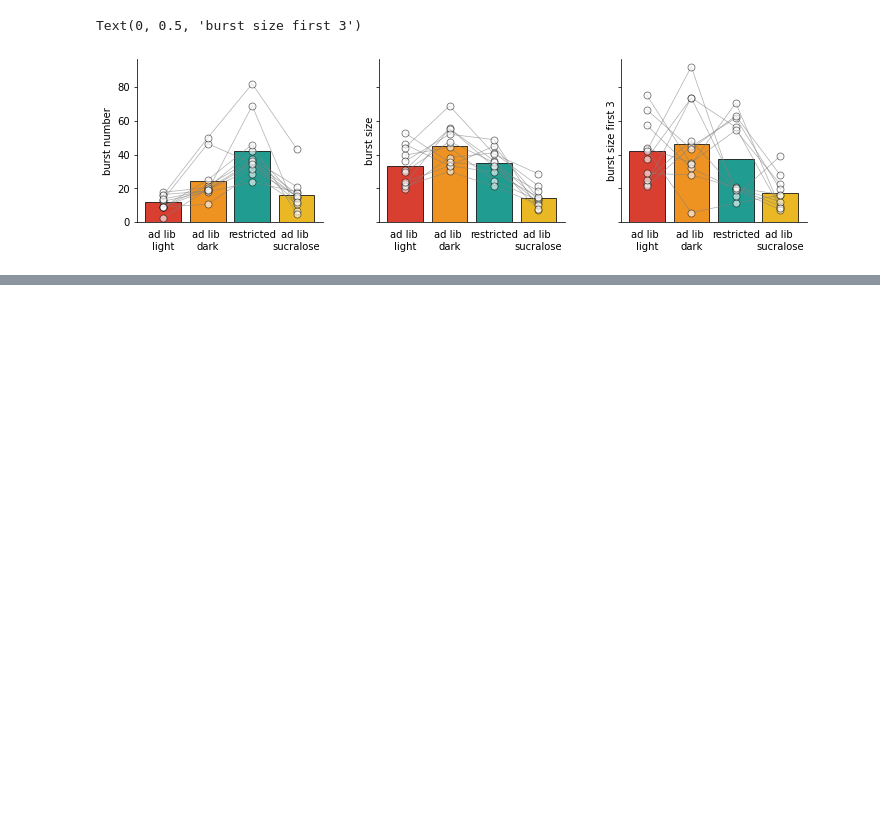
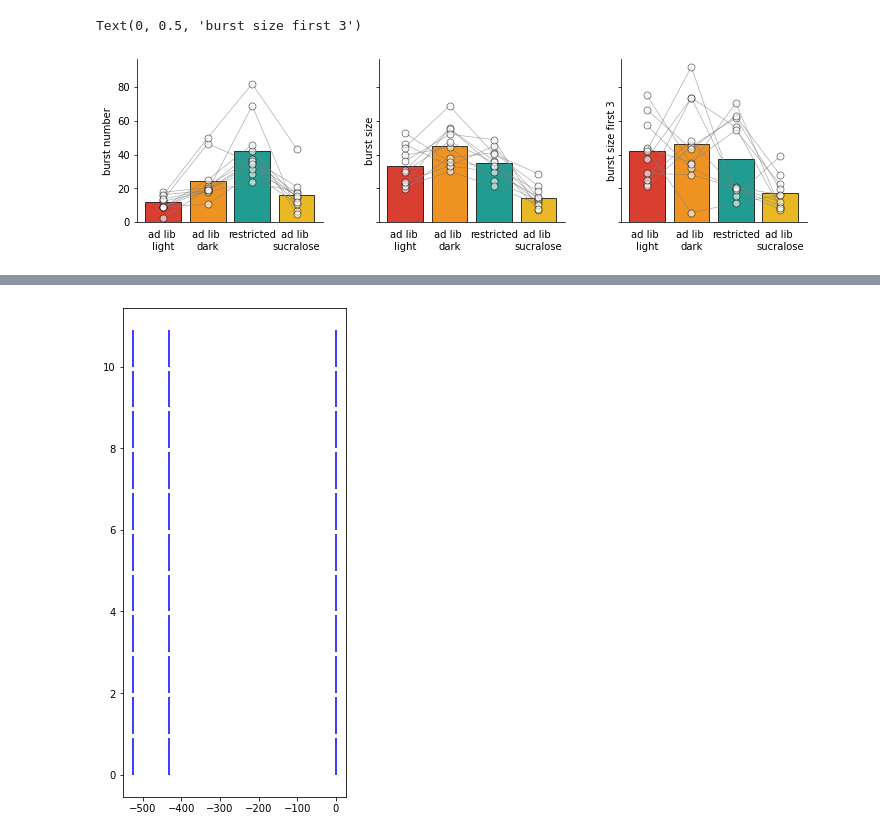
Before and after one commit to linneavolcko/hislight, a Jupyter notebook: notebooks/fig1_behavior.ipynb, the cells around one changed output, grey strips where cells are left out. Cells and saved outputs as stored; diff of their text form; code cells hidden in the pictures; blank space fills up the shorter version.

```diff
--- a/notebooks/fig1_behavior.ipynb
+++ b/notebooks/fig1_behavior.ipynb
@@ -133,0 +176,2 @@ Text(0, 0.5, 'burst size first 3')
+# %%
+test= adlib_light["licks"]
@@ -133,0 +182,2 @@ Text(0, 0.5, 'burst size first 3')
+# %%
+unrestricted_runs = get_runs_from_all(mice, test)
@@ -133,0 +204,14 @@ Text(0, 0.5, 'burst size first 3')
+# %%
+def sort_runs(runs):
+    sort_order = np.argsort([x[-1]for x in runs])
+    runs_sorted = [runs[i] for i in sort_order]
+
+    return runs_sorted
+
+unrestricted_sorted_runs = sort_runs(unrestricted_runs)
+
+f,ax = plt.subplots(figsize=(4, 9),nrows=1, sharex = True)
+for idx, run in enumerate(unrestricted_sorted_runs):
+    ax.vlines(run, idx, idx+0.9, color= "blue")
+# %% [output]
+[figure, added]
```
Also changed, not shown: parts of 5 cells of this notebook.
